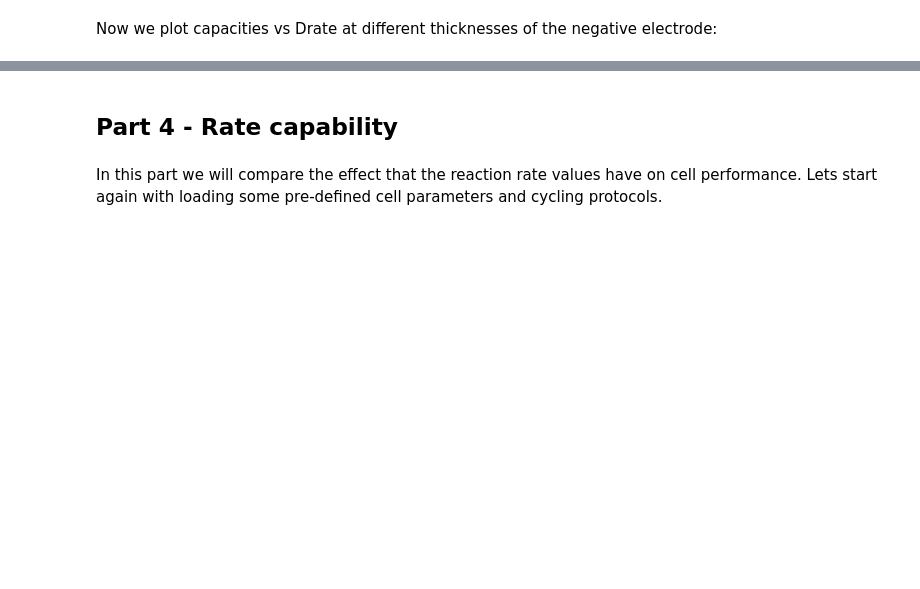
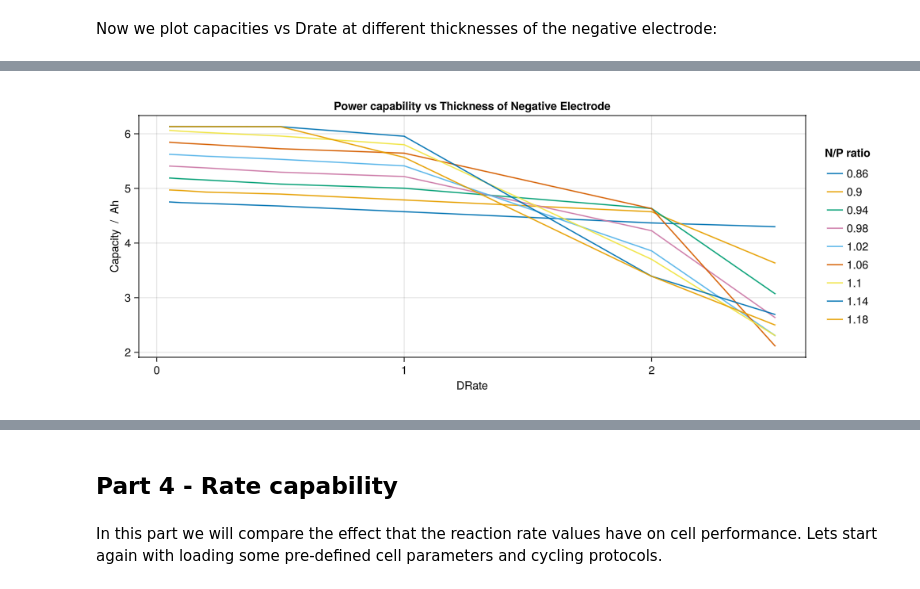
Before and after one commit to BattMoTeam/BattMo-workshop-2025-10-20, a Jupyter notebook: tutorials/Session_1_Normal_workflows.ipynb, the cells around one changed output, grey strips where cells are left out. Saved outputs shown, nothing was run; the diff lists cells and outputs as text; code cells hidden in the pictures; blank space fills up the shorter version.

```diff
--- a/tutorials/Session_1_Normal_workflows.ipynb
+++ b/tutorials/Session_1_Normal_workflows.ipynb
@@ -469,12 +595,14 @@ fig
 # %%
 fig = Figure(size = (1000, 400))
 ax = Axis(fig[1, 1], title = "Power capability vs Thickness of Negative Electrode",
           xlabel = "DRate", ylabel = "Capacity  /  Ah")
 
 for experiment in power_rates
-    label_str = lowercase(string(experiment.np_ratios))  # Scientific notation as string
+    label_str = lowercase(string(round(experiment.np_ratios, digits=2)))  # Scientific notation as string
     lines!(ax, experiment.d_rates, experiment.capacities, label = label_str)
 end
 
 fig[1, 2] = Legend(fig, ax, "N/P ratio", framevisible = false)
 fig
+# %% [output]
+[figure, added]
```
Also changed, not shown: parts of 18 cells of this notebook.
